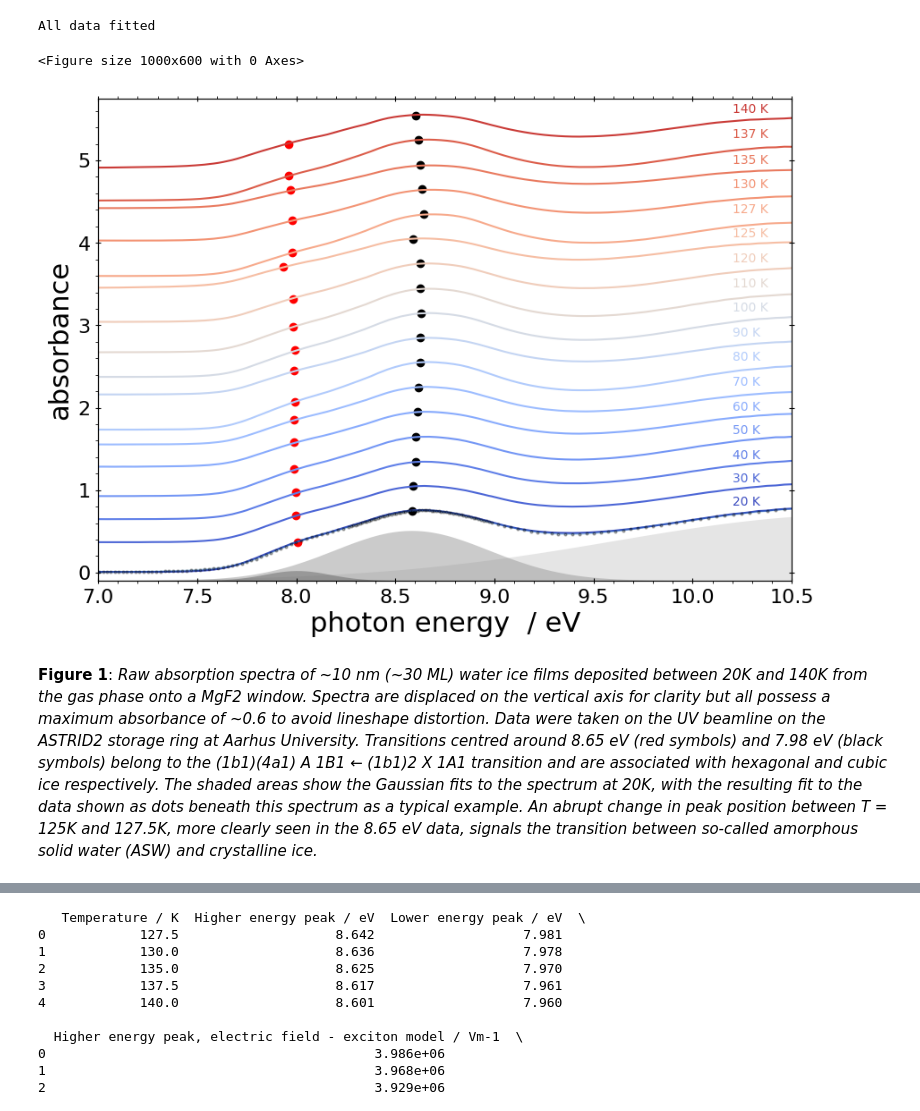
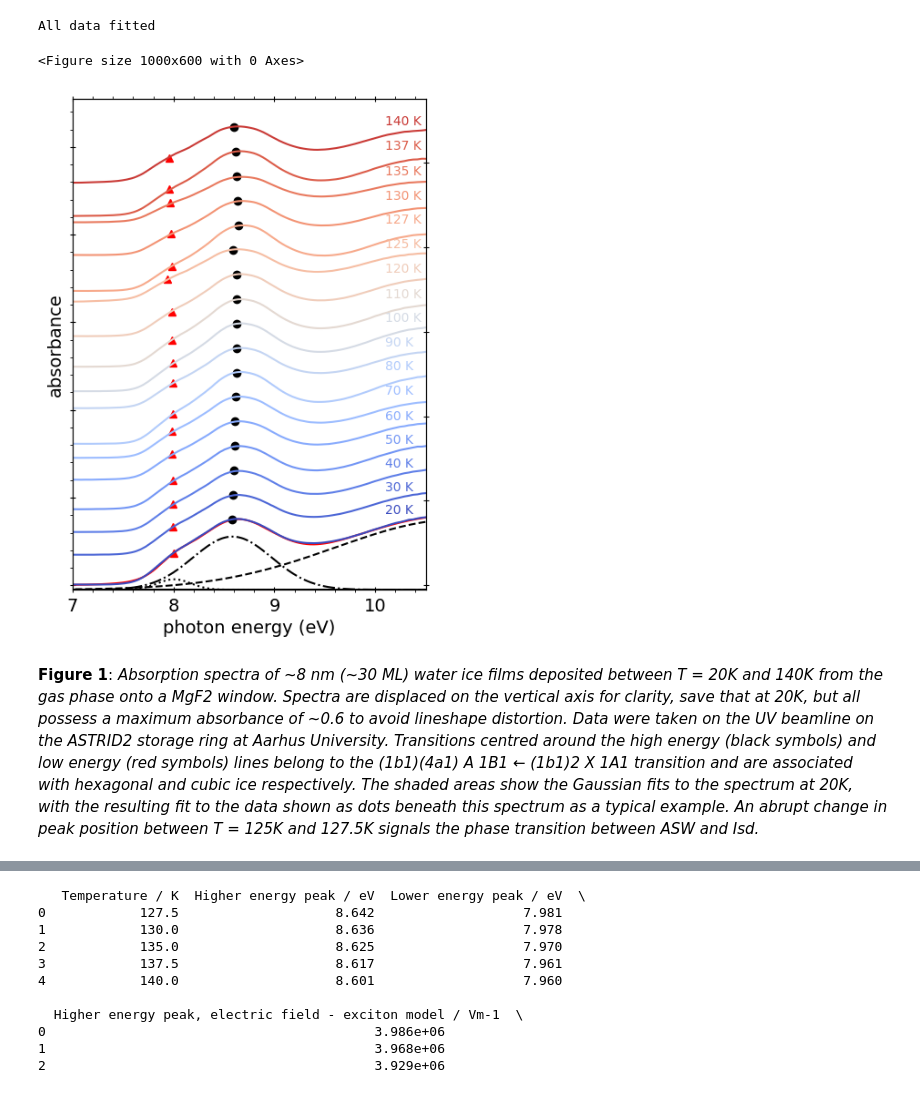
Before and after one commit to cassidy-andrew/VUV_water_spont, a Jupyter notebook: water_spont_paper.ipynb, the cells around one changed output, grey strips where cells are left out. Cells and saved outputs as stored; diff of their text form; code cells hidden in the pictures.

Commit message:
as submitted
as submitted, data and figures as submitted for review

```diff
--- a/water_spont_paper.ipynb
+++ b/water_spont_paper.ipynb
@@ -99,7 +94,7 @@ df_selected = filtered_temp_dep_pos_df[['Temperature_K', '8_5eV_peak_eV', '8eV_p
 # Saving the selected columns to a CSV file
 df_selected.to_csv('water_best_positions.csv', index=False)
 
-# Save the spont rows, i.e., the data that corresponds to a crystalline films, to a text seperate text file
+# Save the spont rows, i.e., the data that corresponds to a crystalline films, to a seperate text file
 df_spont = df_selected[df_selected['Temperature_K'] > 126]
 df_spont.to_csv('water_spont_data.csv', index=False)
 
@@ -138,7 +133,33 @@ cmap = plt.get_cmap('coolwarm')
 offset = 0
 
 # define the figure
-fig, ax1 = plt.subplots(figsize=(10,7))
+fig, ax1 = plt.subplots(figsize=(5,7))
+
+#Add the Gaussian fit for the first spectrum to the plot
+first_spectrum = pd.read_csv(os.path.join(export_path, best_spectra[0]))
+first_spectrum['photon_energy'] = WLtoE(first_spectrum.iloc[:, 0])
+check_index = find_closest_match(first_spectrum, peak1_values,0, 0)[0]
+offset = 0.05
+first_spectrum['Normalized_Gauss_3'] = first_spectrum['Gauss_3'] - first_spectrum.iloc[find_closest_match(first_spectrum, peak1_values,0, 0)[0], 2]-offset
+plt.plot(first_spectrum['photon_energy'],first_spectrum['Normalized_Gauss_3'], color = 'k', linestyle = '--')
+#ax1.fill_between(first_spectrum['photon_energy'], first_spectrum['Normalized_Gauss_3'].min(), first_spectrum['Normalized_Gauss_3'], facecolor="0.8", alpha=0.5)
+
+first_spectrum['Normalized_Gauss_1'] = first_spectrum['Gauss_1'] - first_spectrum.iloc[find_closest_match(first_spectrum, peak1_values,0, 0)[0], 2]-offset
+plt.plot(first_spectrum['photon_energy'],first_spectrum['Normalized_Gauss_1'], color = 'k', linestyle = '-.')
+#ax1.fill_between(first_spectrum['photon_energy'], first_spectrum['Normalized_Gauss_1'].min(), first_spectrum['Normalized_Gauss_1'], facecolor='0.6', alpha=0.5)
+
+first_spectrum['Normalized_Gauss_2'] = first_spectrum['Gauss_2'] - first_spectrum.iloc[find_closest_match(first_spectrum, peak1_values,0, 0)[0], 2]-offset
+plt.plot(first_spectrum['photon_energy'],first_spectrum['Normalized_Gauss_2'], color = 'k', linestyle = ':')
+#ax1.fill_between(first_spectrum['photon_energy'], first_spectrum['Normalized_Gauss_2'].min(), first_spectrum['Normalized_Gauss_2'], facecolor="0.4", alpha=0.5)
+
+first_spectrum['Normalized_Gauss_4'] = first_spectrum['Gauss_4'] - first_spectrum.iloc[find_closest_match(first_spectrum, peak1_values,0, 0)[0], 2]-offset
+plt.plot(first_spectrum['photon_energy'],first_spectrum['Normalized_Gauss_4'], color = 'k')
+#ax1.fill_between(first_spectrum['photon_energy'], first_spectrum['Normalized_Gauss_4'].min(), first_spectrum['Normalized_Gauss_4'], facecolor="0.2", alpha=0.5)
+
+first_spectrum['Normalized_Gauss_fit'] = first_spectrum['Gauss_fit'] - first_spectrum.iloc[find_closest_match(first_spectrum, peak1_values,0, 0)[0], 2]
+ax1.plot(first_spectrum['photon_energy'], first_spectrum['Normalized_Gauss_fit'], color='red', linestyle='-')#,  alpha=0.3)
+
+offset = 0
 #get each curve ready for the plot
 for i, file in enumerate (sorted(best_spectra)):
     # Construct the full file path
@@ -151,71 +172,48 @@ for i, file in enumerate (sorted(best_spectra)):
     # Plot the first two columns of the dataframe and add a point for the peak maximum
     peak_energy = find_closest_match(df, peak1_values, i, offset) #find absorbance at top of peak 1
     ax1.plot(peak1_values[i], offset, 'ko')
-    ax1.plot(peak2_values[i], find_closest_match(df, peak2_values,i, offset)[2]+offset-(find_closest_match(df, peak1_values,i, offset)[2]), 'ro')
+    ax1.plot(peak2_values[i], find_closest_match(df, peak2_values,i, offset)[2]+offset-(find_closest_match(df, peak1_values,i, offset)[2]), 'r^')
     absorbance = df['absorbance']  + offset  #add the offset to the absorbance column for plotting
     df['Normalized Absorbance'] = absorbance - df.iloc[find_closest_match(df, peak1_values,i, offset)[0], 2]
     legend_label =str(filtered_temp[i])
     legend_label=legend_label[:-2]+' K'
     ax1.plot(df['photon_energy'], df['Normalized Absorbance'], label=legend_label, color=cmap(i / len(best_spectra)))
-    ax1.text(10.2, df['Normalized Absorbance'].max()+0.02,legend_label,color=cmap(i / len(best_spectra)))
+    ax1.text(10.1, df['Normalized Absorbance'].max()+0.02,legend_label,color=cmap(i / len(best_spectra)))
     # Increase the offset
-    offset += 0.3
-
-#Add the Gaussian fit for the first spectrum to the plot
-first_spectrum = pd.read_csv(os.path.join(export_path, best_spectra[0]))
-first_spectrum['photon_energy'] = WLtoE(first_spectrum.iloc[:, 0])
-check_index = find_closest_match(first_spectrum, peak1_values,0, 0)[0]
-offset = 0.1
-first_spectrum['Normalized_Gauss_3'] = first_spectrum['Gauss_3'] - first_spectrum.iloc[find_closest_match(first_spectrum, peak1_values,0, 0)[0], 2]-offset
-#plt.plot(first_spectrum['photon_energy'],first_spectrum['Normalized_Gauss_3'], color = '0.8')
-ax1.fill_between(first_spectrum['photon_energy'], first_spectrum['Normalized_Gauss_3'].min(), first_spectrum['Normalized_Gauss_3'], facecolor="0.8", alpha=0.5)
-
-first_spectrum['Normalized_Gauss_1'] = first_spectrum['Gauss_1'] - first_spectrum.iloc[find_closest_match(first_spectrum, peak1_values,0, 0)[0], 2]-offset
-#plt.plot(first_spectrum['photon_energy'],first_spectrum['Normalized_Gauss_1'], color = '0.6')
-ax1.fill_between(first_spectrum['photon_energy'], first_spectrum['Normalized_Gauss_1'].min(), first_spectrum['Normalized_Gauss_1'], facecolor='0.6', alpha=0.5)
-
-first_spectrum['Normalized_Gauss_2'] = first_spectrum['Gauss_2'] - first_spectrum.iloc[find_closest_match(first_spectrum, peak1_values,0, 0)[0], 2]-offset
-#plt.plot(first_spectrum['photon_energy'],first_spectrum['Normalized_Gauss_2'], color = '0.4')
-ax1.fill_between(first_spectrum['photon_energy'], first_spectrum['Normalized_Gauss_2'].min(), first_spectrum['Normalized_Gauss_2'], facecolor="0.4", alpha=0.5)
-
-first_spectrum['Normalized_Gauss_4'] = first_spectrum['Gauss_4'] - first_spectrum.iloc[find_closest_match(first_spectrum, peak1_values,0, 0)[0], 2]-offset
-#plt.plot(first_spectrum['photon_energy'],first_spectrum['Normalized_Gauss_4'], color = '0.2')
-ax1.fill_between(first_spectrum['photon_energy'], first_spectrum['Normalized_Gauss_4'].min(), first_spectrum['Normalized_Gauss_4'], facecolor="0.2", alpha=0.5)
-
-first_spectrum['Normalized_Gauss_fit'] = first_spectrum['Gauss_fit'] - first_spectrum.iloc[find_closest_match(first_spectrum, peak1_values,0, 0)[0], 2]
-ax1.plot(first_spectrum['photon_energy'],first_spectrum['Normalized_Gauss_fit'],marker='.', markersize=4, markerfacecolor='black', markeredgecolor='black', alpha = 0.3)
+    offset += 0.28
 
 # set figure details
-ax1.set_xlabel('photon energy  / eV', fontsize = 22)
+ax1.set_xlabel('photon energy (eV)', fontsize = 14)
 ax1.set_xlim(7.0,10.5)
-ax1.tick_params(axis='x', direction='inout', labelsize = 16, length=5, top = True)
+ax1.tick_params(axis='x', direction='inout', labelsize = 14, length=5, top = True)
 ax1.minorticks_on()
 ax1.tick_params(axis='x', which='minor', direction='out', length=2, top=True, bottom=True)
 
-ax1.tick_params(axis='y', direction='inout', length=5, labelsize = 16)
-ax1.set_ylabel('absorbance', fontsize = 22)
+ax1.tick_params(axis='y', direction='inout', length=5, labelsize = 16, labelleft = False)
+ax1.set_ylabel('absorbance', fontsize = 14)
 
 #adjust the y-ticks so that 0 is at 0
 yticks = np.array([0,1,2,3,4,5,6])
 ax1.set_yticks(first_spectrum['Normalized_Gauss_fit'].min()+yticks, yticks)
-ax1.set_ylim(first_spectrum['Normalized_Gauss_4'].min(),5)
+ax1.set_ylim(first_spectrum['Normalized_Gauss_4'].min(),4.8)
 #ax1.tick_params(axis='y', which='minor', labelsize = 22, direction='out', length=0)
 
 # Create a twin y-axis
 ax2 = ax1.twinx()
 # Label the secondary y and x -axes
 ax2.set_yticks(first_spectrum['Normalized_Gauss_fit'].min()+yticks, yticks)
 ax2.tick_params(axis='y', direction='inout', labelsize = 18, length=5,labelright=False)
 ax2.set_ylim(first_spectrum['Normalized_Gauss_4'].min(),5)
 
 #plt.legend()
 
 # Save the figure as a PNG file
 fig.savefig('Figure_1.png', format='png')
+fig.savefig('Figure_1.svg', format='svg')
 
 plt.show()
 # %% [output]
 <Figure size 1000x600 with 0 Axes>
-[figure, old version]
+[figure, new version]
 # %% [markdown]
-**Figure 1**: _Raw absorption spectra of ~10 nm (~30 ML) water ice films deposited between 20K and 140K from the gas phase onto a MgF2 window. Spectra are displaced on the vertical axis for clarity but all possess a maximum absorbance of ~0.6 to avoid lineshape distortion. Data were taken on the UV beamline on the ASTRID2 storage ring at Aarhus University. Transitions centred around 8.65 eV (red symbols) and 7.98 eV (black symbols) belong to the (1b1)(4a1) A 1B1 ← (1b1)2 X 1A1 transition and are associated with hexagonal and cubic ice respectively. The shaded areas show the Gaussian fits to the spectrum at 20K, with the resulting fit to the data shown as dots beneath this spectrum as a typical example. An abrupt change in peak position between T = 125K and 127.5K, more clearly seen in the 8.65 eV data, signals the transition between so-called amorphous solid water (ASW) and crystalline ice._
+**Figure 1**: _Absorption spectra of ~8 nm (~30 ML) water ice films deposited between T = 20K and 140K from the gas phase onto a MgF2 window. Spectra are displaced on the vertical axis for clarity, save that at 20K, but all possess a maximum absorbance of ~0.6 to avoid lineshape distortion. Data were taken on the UV beamline on the ASTRID2 storage ring at Aarhus University. Transitions centred around the high energy (black symbols) and low energy (red symbols) lines belong to the (1b1)(4a1) A 1B1 ← (1b1)2 X 1A1 transition and are associated with hexagonal and cubic ice respectively. The shaded areas show the Gaussian fits to the spectrum at 20K, with the resulting fit to the data shown as dots beneath this spectrum as a typical example. An abrupt change in peak position between T = 125K and 127.5K signals the phase transition between ASW and Isd._
```
Also changed, not shown: parts of 24 cells of this notebook, 13 other files.
